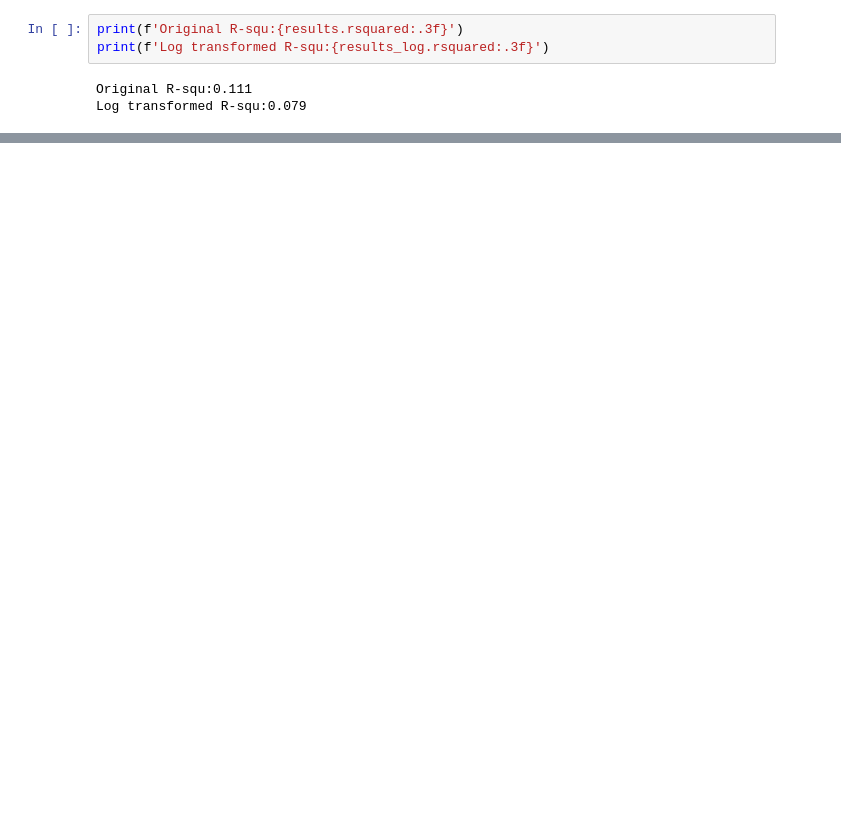
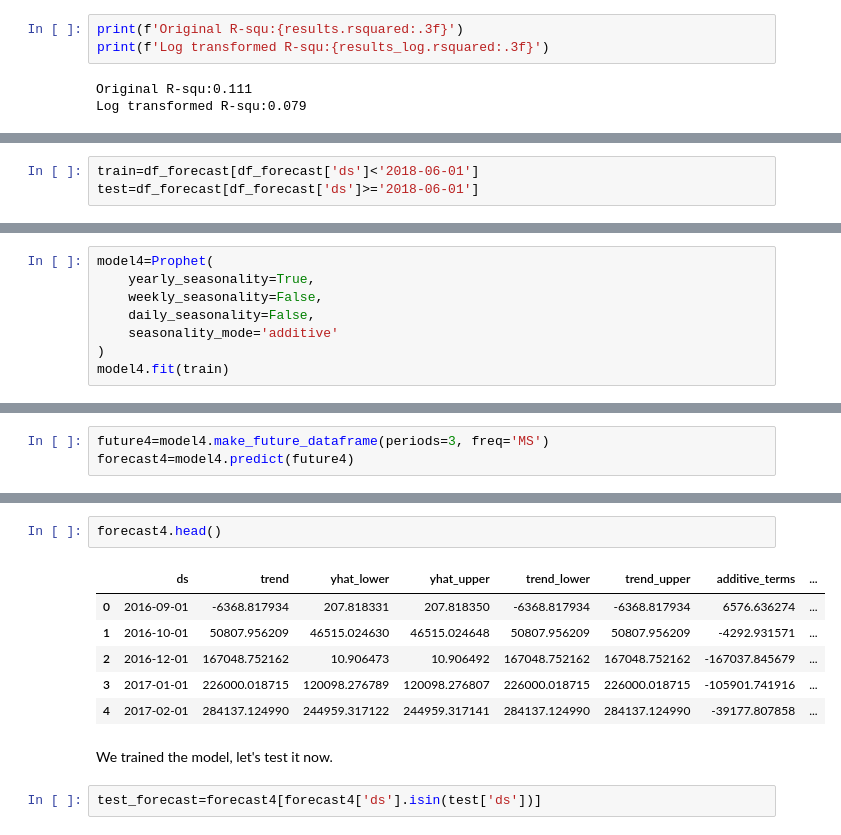
Before and after one commit to SaiShashankG/Olist_Brazilian, a Jupyter notebook: visualization.ipynb, the cells around one changed output, grey strips where cells are left out. Cells and saved outputs as stored; diff of their text form; blank space fills up the shorter version.

```diff
--- a/visualization.ipynb
+++ b/visualization.ipynb
@@ -324,0 +588,3 @@ Log transformed R-squ:0.079
+# %%
+train=df_forecast[df_forecast['ds']<'2018-06-01']
+test=df_forecast[df_forecast['ds']>='2018-06-01']
@@ -324,0 +597,8 @@ Log transformed R-squ:0.079
+# %%
+model4=Prophet(
+    yearly_seasonality=True,
+    weekly_seasonality=False,
+    daily_seasonality=False,
+    seasonality_mode='additive'
+)
+model4.fit(train)
@@ -324,0 +609,3 @@ Log transformed R-squ:0.079
+# %%
+future4=model4.make_future_dataframe(periods=3, freq='MS')
+forecast4=model4.predict(future4)
@@ -324,0 +621,13 @@ Log transformed R-squ:0.079
+# %%
+forecast4.head()
+# %% [output]
+|  | ds | trend | yhat_lower | yhat_upper | trend_lower | trend_upper | additive_terms | ... |
+| 0 | 2016-09-01 | -6368.817934 | 207.818331 | 207.818350 | -6368.817934 | -6368.817934 | 6576.636274 | ... |
+| 1 | 2016-10-01 | 50807.956209 | 46515.024630 | 46515.024648 | 50807.956209 | 50807.956209 | -4292.931571 | ... |
+| 2 | 2016-12-01 | 167048.752162 | 10.906473 | 10.906492 | 167048.752162 | 167048.752162 | -167037.845679 | ... |
+| 3 | 2017-01-01 | 226000.018715 | 120098.276789 | 120098.276807 | 226000.018715 | 226000.018715 | -105901.741916 | ... |
+| 4 | 2017-02-01 | 284137.124990 | 244959.317122 | 244959.317141 | 284137.124990 | 284137.124990 | -39177.807858 | ... |
+# %% [markdown]
+We trained the model, let's test it now.
+# %%
+test_forecast=forecast4[forecast4['ds'].isin(test['ds'])]
```
Also changed, not shown: parts of 60 cells of this notebook, 1 other file.
